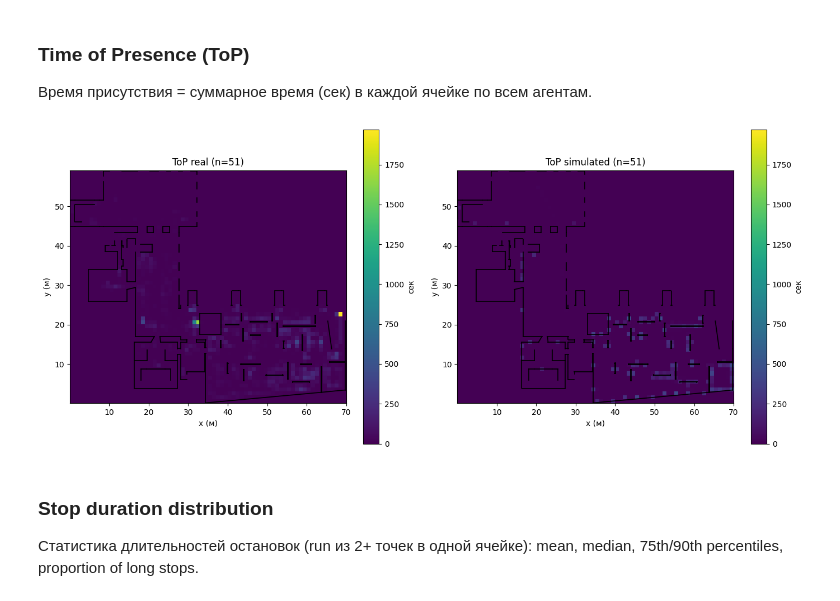
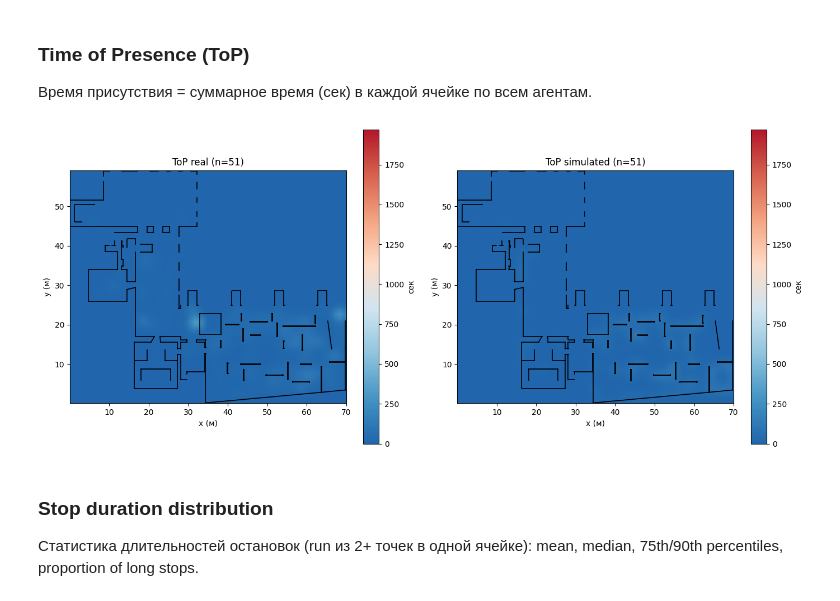
Before and after one commit to malkovajuly97-source/museum-flow-prediction, a Jupyter notebook: model_search/model_search_micro.ipynb, the cells around one changed output. Cells and saved outputs as stored; diff of their text form; code cells hidden in the pictures.

```diff
--- a/model_search/model_search_micro.ipynb
+++ b/model_search/model_search_micro.ipynb
@@ -188,20 +209,30 @@ plt.show()
 
 Время присутствия = суммарное время (сек) в каждой ячейке по всем агентам.
 # %%
-# Time of Presence: real и simulated — единая шкала
+# Time of Presence: та же палитра, что у Density; сглаживание по данным и при отрисовке
+import matplotlib.colors as mcolors
+from scipy.ndimage import gaussian_filter
 top_real, top_sim = d_real["top_matrix"], d_sim["top_matrix"] if d_sim is not None else None
-vmin_t, vmax_t = 0, max(top_real.max(), top_sim.max() if top_sim is not None else 0)
+sigma = 1.2
+top_real_smooth = gaussian_filter(top_real.astype(float), sigma=sigma, mode="constant", cval=0)
+top_sim_smooth = gaussian_filter(top_sim.astype(float), sigma=sigma, mode="constant", cval=0) if top_sim is not None else None
+vals_t = np.concatenate([top_real[top_real > 0].ravel(), top_sim[top_sim > 0].ravel() if top_sim is not None else []])
+vmax_t = float(np.percentile(vals_t, 95)) if len(vals_t) > 0 else max(top_real.max(), top_sim.max() if top_sim is not None else 0)
+vmin_t, vmax_t = 0, vmax_t
+
+density_colors_top = [(0, (33/255, 102/255, 172/255)), (0.14, (67/255, 147/255, 195/255)), (0.29, (146/255, 197/255, 222/255)), (0.43, (209/255, 229/255, 240/255)), (0.57, (253/255, 219/255, 199/255)), (0.71, (244/255, 165/255, 130/255)), (0.86, (214/255, 96/255, 77/255)), (1, (178/255, 24/255, 43/255))]
+top_cmap = mcolors.LinearSegmentedColormap.from_list("top_cool_warm", density_colors_top, N=256)
 
 fig, axes = plt.subplots(1, 2, figsize=(14, 6))
-plot_heatmap_on_plan(axes[0], d_real["top_matrix"], xe, ye, segments, f"ToP real (n={d_real['n_trajectories']})", label="сек", vmin=vmin_t, vmax=vmax_t, draw_grid=False)
+plot_heatmap_on_plan(axes[0], top_real_smooth, xe, ye, segments, f"ToP real (n={d_real['n_trajectories']})", label="сек", vmin=vmin_t, vmax=vmax_t, cmap=top_cmap, draw_grid=False, interpolation="bilinear")
 if d_sim is not None:
-    plot_heatmap_on_plan(axes[1], d_sim["top_matrix"], xe, ye, segments, f"ToP simulated (n={d_sim['n_trajectories']})", label="сек", vmin=vmin_t, vmax=vmax_t, draw_grid=False)
+    plot_heatmap_on_plan(axes[1], top_sim_smooth, xe, ye, segments, f"ToP simulated (n={d_sim['n_trajectories']})", label="сек", vmin=vmin_t, vmax=vmax_t, cmap=top_cmap, draw_grid=False, interpolation="bilinear")
 else:
     axes[1].set_title("ToP simulated — нет данных")
 plt.tight_layout()
 plt.show()
 # %% [output]
-[figure, old version]
+[figure, new version]
 # %% [markdown]
 ### Stop duration distribution
 
```
Also changed, not shown: parts of 2 cells of this notebook, 1 other file.
